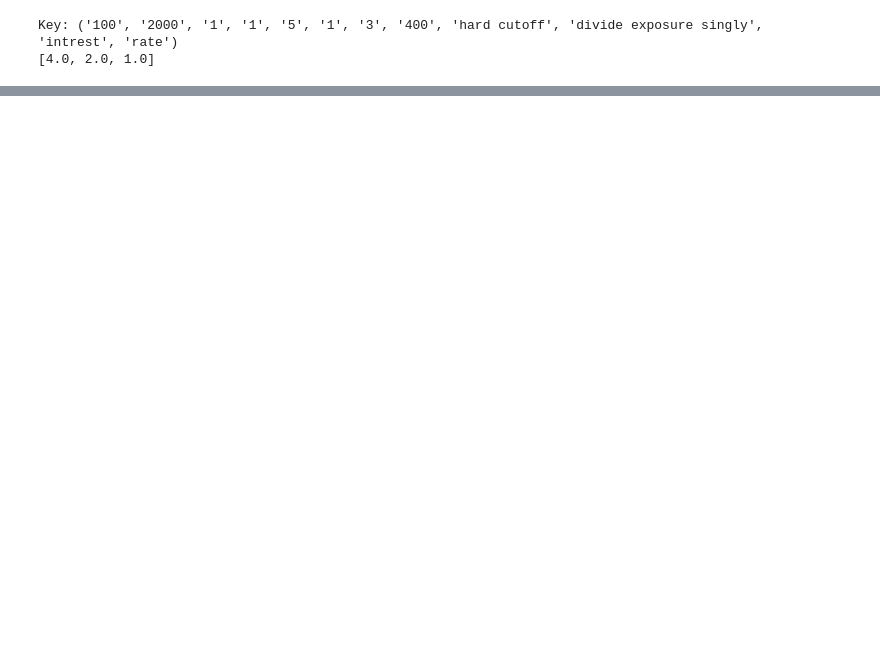
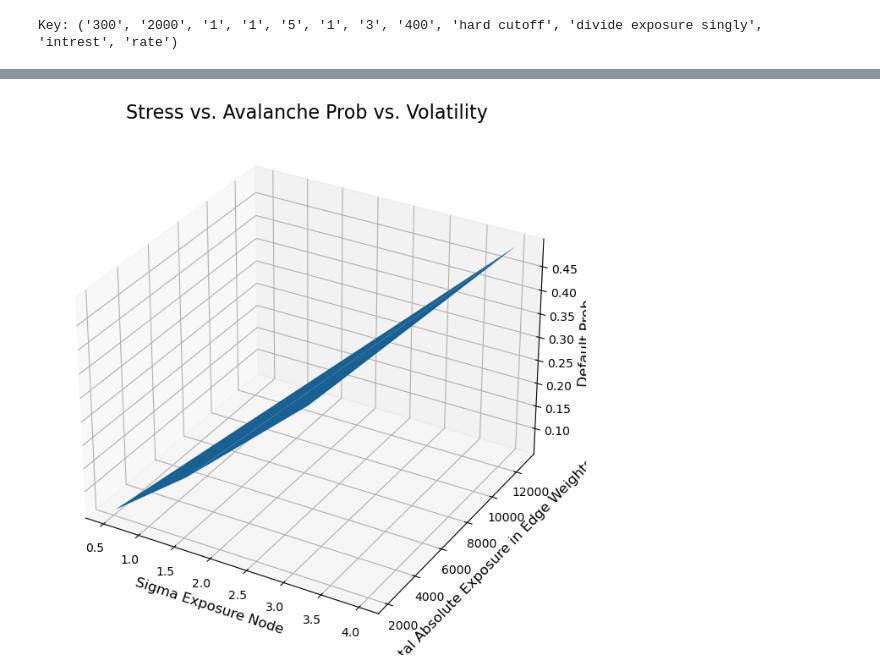
Before and after one commit to NitaiNijholt/FinancialNetwork, a Jupyter notebook: plot_avalanche_prob_and_volatility.ipynb, the cells around one changed output, grey strips where cells are left out. Cells and saved outputs as stored; diff of their text form; code cells hidden in the pictures; blank space fills up the shorter version.

```diff
--- a/plot_avalanche_prob_and_volatility.ipynb
+++ b/plot_avalanche_prob_and_volatility.ipynb
@@ -118,15 +163,14 @@ def stress_vs_avalanche_prob_vs_volatility(directory:str = './', threshold = 10,
 
     surf = ax.plot_trisurf(sigmas_sorted, total_edge_exposures_sorted, bankrupt_nodes_list_sorted)
 
-    ax.set_xlabel(mode.replace('_', ' ').title())
-    ax.set_ylabel('Total Absolute Exposure in Edge Weights')
-    ax.set_zlabel('Default Prob')
-    ax.set_title('Stress vs. Avalanche Prob vs. Volatility', fontdict={'fontsize': 14})
-    ax.view_init(elev=30, azim=60)
+    ax.set_xlabel(mode.replace('_', ' ').title(), fontsize=12)
+    ax.set_ylabel('Total Absolute Exposure in Edge Weights', fontsize=12)
+    ax.set_zlabel('Default Prob', fontsize=12)
+    ax.set_title('Stress vs. Avalanche Prob vs. Volatility', fontdict={'fontsize': 16})
+    #ax.view_init(elev=30, azim=60)
 
     plt.show()
 # %%
-stress_vs_avalanche_prob_vs_volatility(directory='interest')
+stress_vs_avalanche_prob_vs_volatility(directory='exposure_our', mode='sigma_exposure_node')
 # %% [output]
-Key: ('100', '2000', '1', '1', '5', '1', '3', '400', 'hard cutoff', 'divide exposure singly', 'intrest', 'rate')
-[4.0, 2.0, 1.0]
+Key: ('300', '2000', '1', '1', '5', '1', '3', '400', 'hard cutoff', 'divide exposure singly', 'intrest', 'rate')
@@ -134,0 +177 @@ Key: ('100', '2000', '1', '1', '5', '1', '3', '400', 'hard cutoff', 'divide expo
+[figure, added]
```
Also changed, not shown: parts of 7 cells of this notebook, 1 other file.
